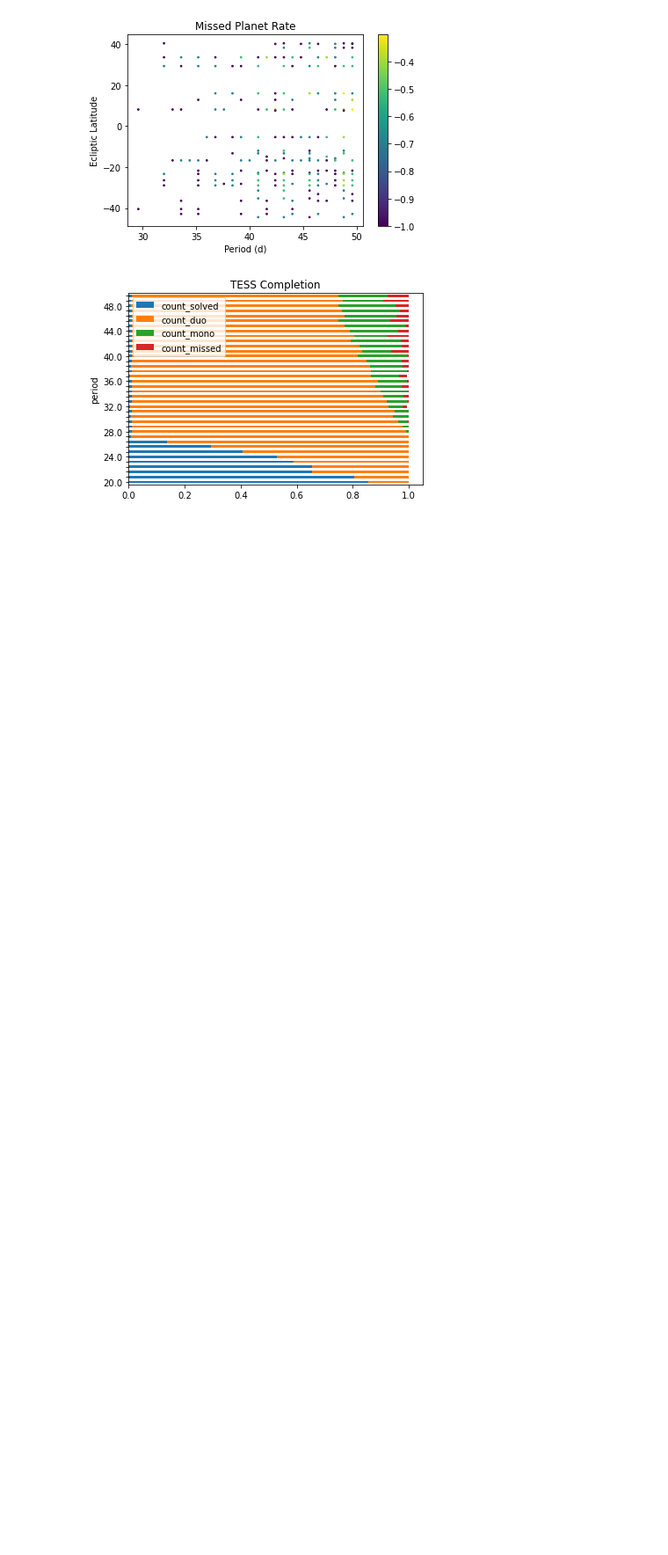
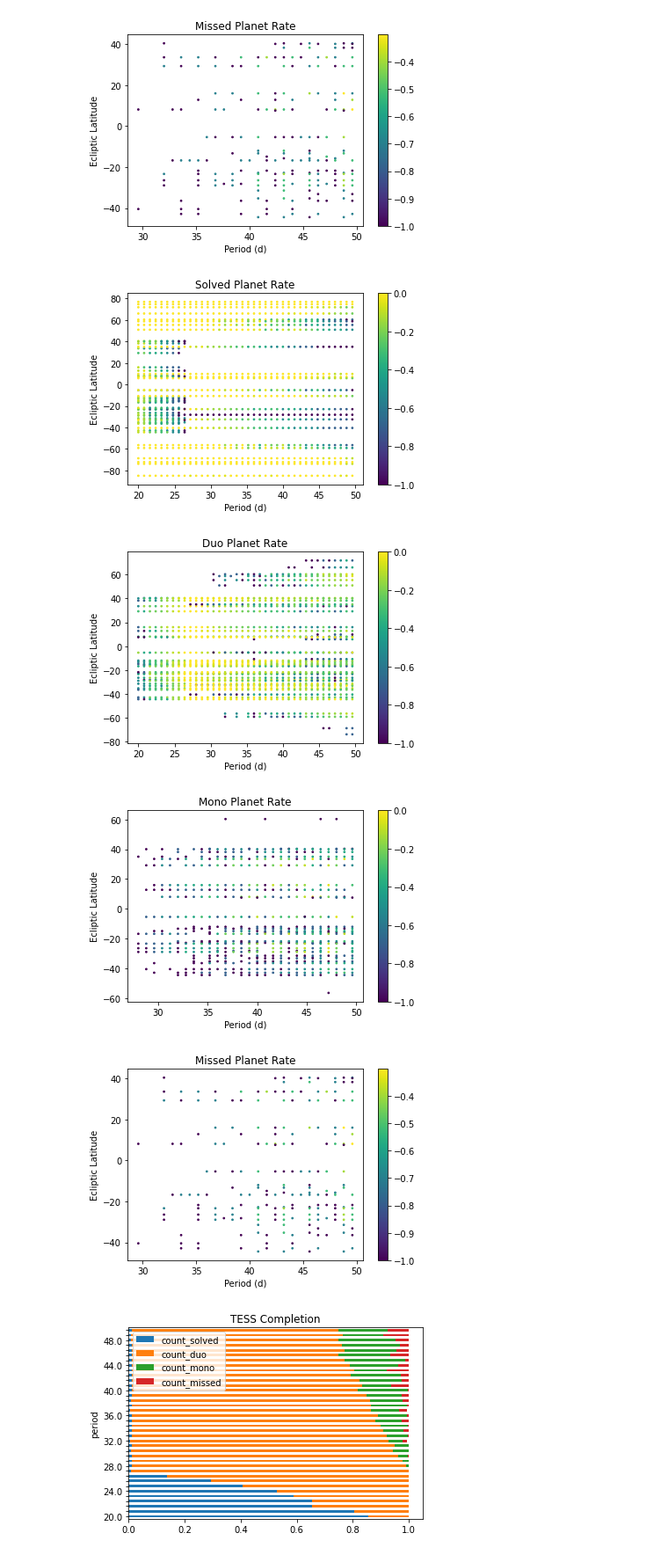
Before and after one commit to rae-holcomb/tess_scheduling, a Jupyter notebook: tess_scheduling_sandbox.ipynb, the cells around one changed output. Shown at 88% size. Drawn from its saved outputs; the diff is of its cells as text; code cells hidden in the pictures; blank space fills up the shorter version.

```diff
--- a/tess_scheduling_sandbox.ipynb
+++ b/tess_scheduling_sandbox.ipynb
@@ -713,7 +793,7 @@ for k in range(len(mini)):
 
             # find all the aliases and flag
             num_transits_observed = len(transit_times[trans_obs])
-            flag, n_a, aliases, ruled_out = analyze_aliases_and_flag(transit_times, sector_times, trans_obs, sec_obs)
+            flag, n_a, aliases, ruled_out = analyze_aliases_and_flag(transit_times, sec, trans_obs, sec_obs)
             if len(aliases) > 0:
                 num_aliases = len(aliases[ruled_out])
             else:
@@ -721,7 +801,7 @@ for k in range(len(mini)):
 
             # # find all the aliases
             # observed_transit = transit_times[trans_obs][0]
-            # n_a, aliases = find_all_aliases(transit_times, sector_times, trans_obs, sec_obs)
+            # n_a, aliases = find_all_aliases(transit_times, sec, trans_obs, sec_obs)
 
             # # see what is ruled out by the empty sectors
             # ruled_out = rule_out_aliases(aliases, observed_transit, sector_times[~sec_obs])
@@ -748,9 +828,9 @@ Something went wrong
 Something went wrong
 Something went wrong
 # %%
-rdf = pd.DataFrame(rows_list, columns=column_names)
+rdf1 = pd.DataFrame(rows_list, columns=column_names)
 # rdf[rdf.flag==-1]
-rdf[:5]
+rdf1[:5]
 # %% [output]
 |  | TIC | ec_long | ec_lat | period | tc_phase | num_aliases | flag |
 | 0 | 376539957 | 87.526252 | 50.928985 | 20.0 | 0.0 | 0 | 3 |
@@ -778,7 +858,7 @@ def count_mono(x):
 def count_missed(x):
     return sum(x==0)/len(x)
 
-temp = rdf.groupby(['TIC', 'period'], as_index=False).agg({
+temp1 = rdf1.groupby(['TIC', 'period'], as_index=False).agg({
                     # 'period': 'first',
                     'ec_long':'first',
                     'ec_lat':'first',
@@ -788,9 +868,9 @@ temp = rdf.groupby(['TIC', 'period'], as_index=False).agg({
 
 # rename columns
 # temp.columns.get_level_values(0)
-temp.columns = ['TIC', 'period', 'ec_long', 'ec_lat', 'num_aliases', 'count_solved', 'count_duo',
+temp1.columns = ['TIC', 'period', 'ec_long', 'ec_lat', 'num_aliases', 'count_solved', 'count_duo',
        'count_mono', 'count_missed']
-temp
+# temp1
 # %%
 # plots
 # temp.flag.values
@@ -827,6 +907,42 @@ plt.show()
 [figure]
 [figure]
 [figure]
+# %%
+# plots for second run
+# temp1.values
+# temp1.ec_long.values
+plt.scatter(temp1.period, temp1.ec_lat, c=np.log10(temp1.count_solved.values), s=3)
+plt.colorbar()
+plt.xlabel('Period (d)')
+plt.ylabel('Ecliptic Latitude')
+plt.title('Solved Planet Rate')
+plt.show()
+
+plt.scatter(temp1.period, temp1.ec_lat, c=np.log10(temp1.count_duo.values), s=3)
+plt.colorbar()
+plt.xlabel('Period (d)')
+plt.ylabel('Ecliptic Latitude')
+plt.title('Duo Planet Rate')
+plt.show()
+
+plt.scatter(temp1.period, temp1.ec_lat, c=np.log10(temp1.count_mono.values), s=3)
+plt.colorbar()
+plt.xlabel('Period (d)')
+plt.ylabel('Ecliptic Latitude')
+plt.title('Mono Planet Rate')
+plt.show()
+
+plt.scatter(temp1.period, temp1.ec_lat, c=np.log10(temp1.count_missed.values), s=3)
+plt.colorbar()
+plt.xlabel('Period (d)')
+plt.ylabel('Ecliptic Latitude')
+plt.title('Missed Planet Rate')
+plt.show()
+# %% [output]
+[figure, added]
+[figure, added]
+[figure, added]
+[figure, added]
 # %%
 # make a stacked bar chart by period
 # agg the data
```
Also changed, not shown: parts of 21 cells of this notebook.
